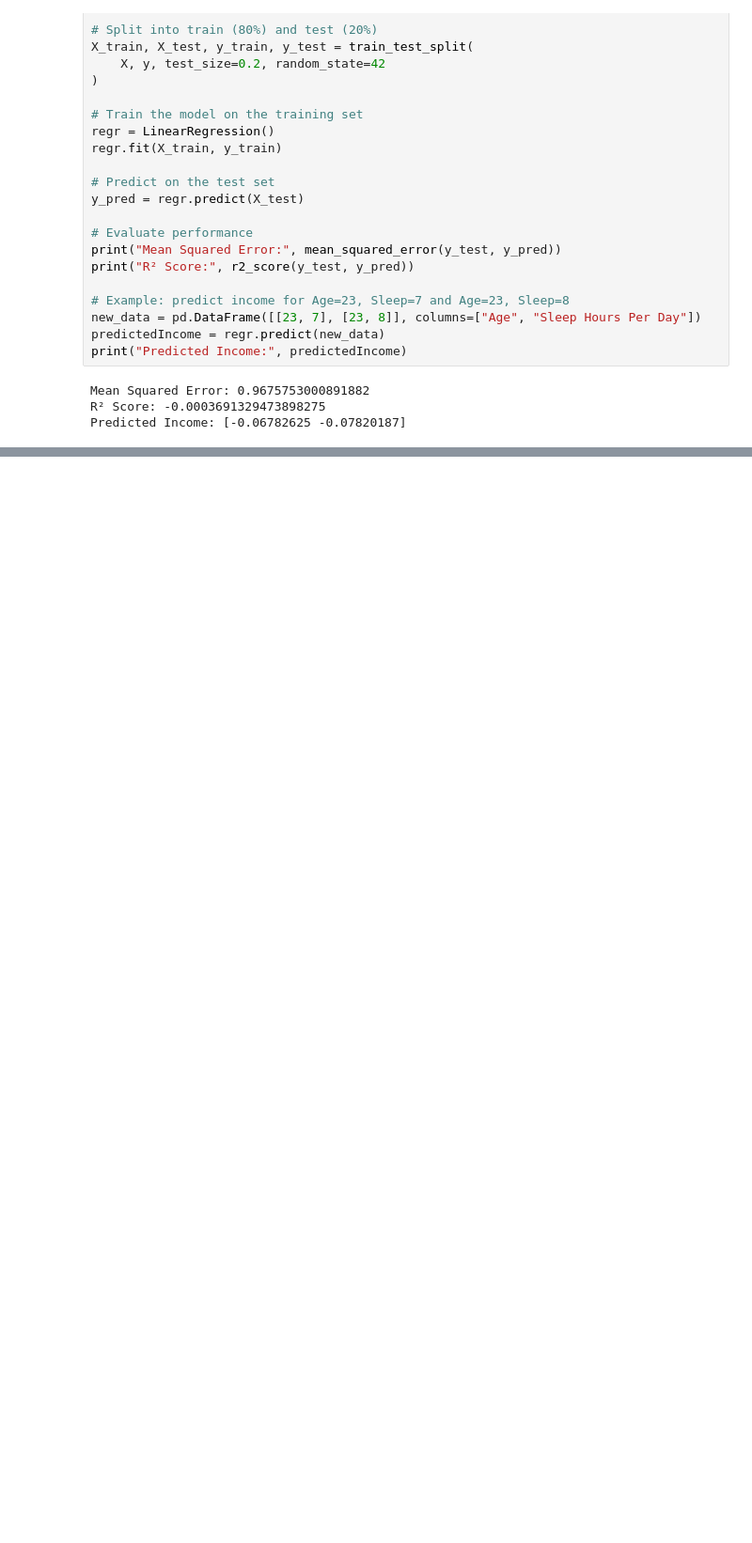
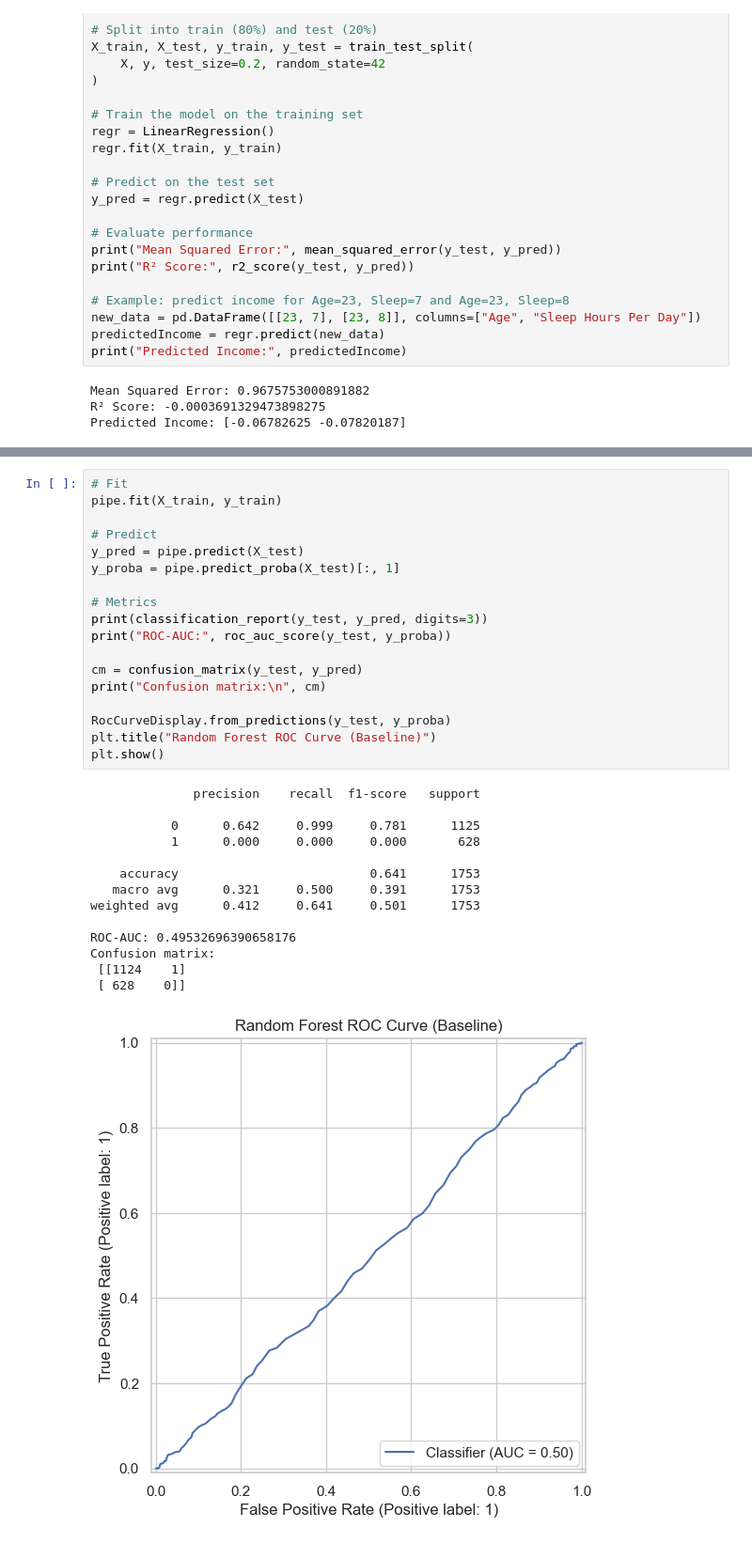
Before and after one commit to madsdegn/PredictionModel, a Jupyter notebook: notebooks/RFNotebook.ipynb, the cells around one changed output, grey strips where cells are left out. Shown at 94% size. Cells and saved outputs as stored; diff of their text form; blank space fills up the shorter version.

```diff
--- a/Notebook.ipynb
+++ b/notebooks/RFNotebook.ipynb
@@ -284,0 +401,33 @@ Predicted Income: [-0.06782625 -0.07820187]
+# %%
+# Fit
+pipe.fit(X_train, y_train)
+
+# Predict
+y_pred = pipe.predict(X_test)
+y_proba = pipe.predict_proba(X_test)[:, 1]
+
+# Metrics
+print(classification_report(y_test, y_pred, digits=3))
+print("ROC-AUC:", roc_auc_score(y_test, y_proba))
+
+cm = confusion_matrix(y_test, y_pred)
+print("Confusion matrix:\n", cm)
+
+RocCurveDisplay.from_predictions(y_test, y_proba)
+plt.title("Random Forest ROC Curve (Baseline)")
+plt.show()
+# %% [output]
+              precision    recall  f1-score   support
+
+           0      0.642     0.999     0.781      1125
+           1      0.000     0.000     0.000       628
+
+    accuracy                          0.641      1753
+   macro avg      0.321     0.500     0.391      1753
+weighted avg      0.412     0.641     0.501      1753
+
+ROC-AUC: 0.49532696390658176
+Confusion matrix:
+ [[1124    1]
+ [ 628    0]]
+[figure, added]
```
Also changed, not shown: parts of 21 cells of this notebook, 6 other files.
